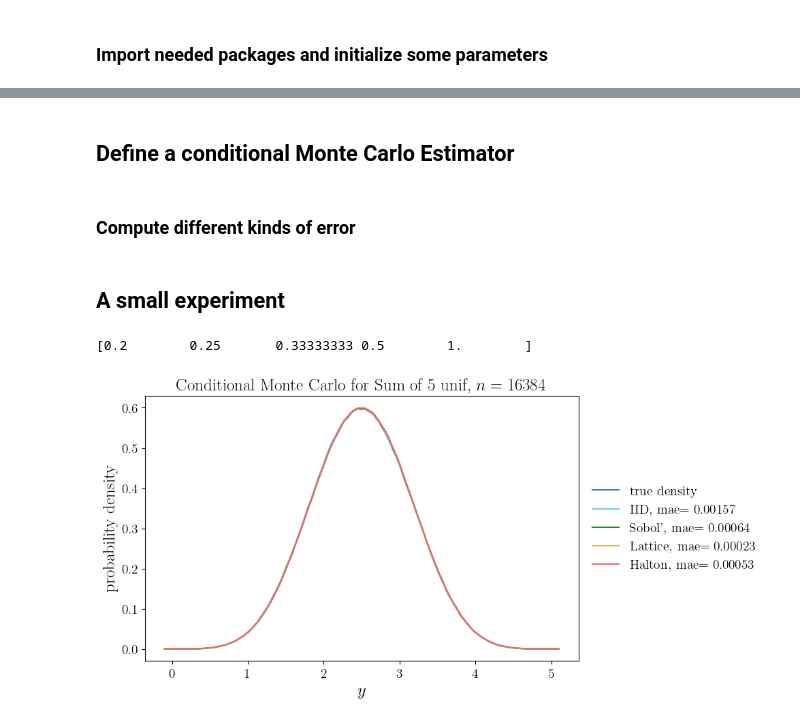
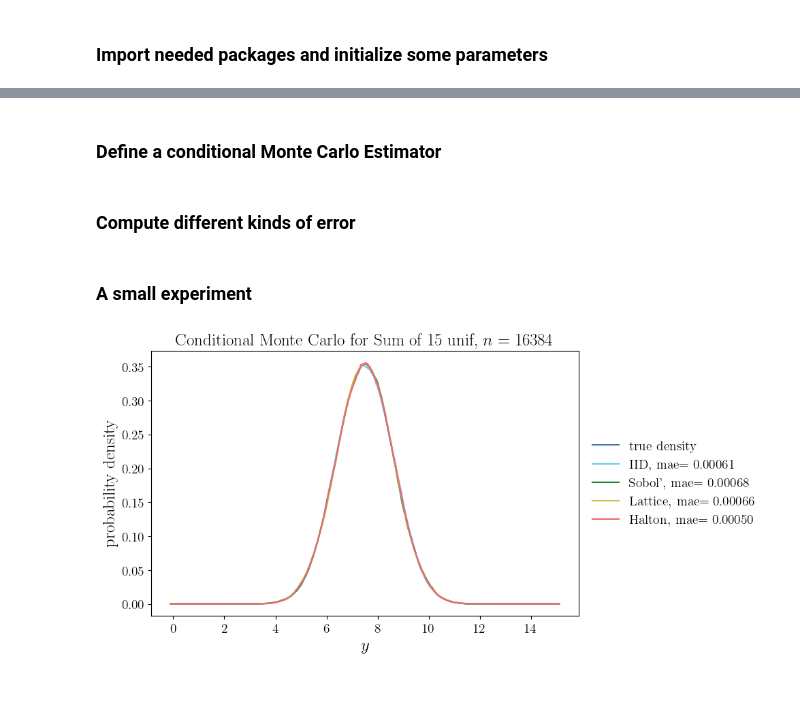
Before and after one commit to QMCSoftware/MATH565Fall2025, a Jupyter notebook: notebooks/ConditionalMonteCarlo.ipynb, the cells around one changed output, grey strips where cells are left out. Cells and saved outputs as stored; diff of their text form; code cells hidden in the pictures; blank space fills up the shorter version.

```diff
--- a/notebooks/ConditionalMonteCarlo.ipynb
+++ b/notebooks/ConditionalMonteCarlo.ipynb
@@ -88,11 +79,11 @@ def sum_d_unif_case(restrict_domain = False): #Sum of uniform random variables
     '''
     restrict_domain is used if we want to restrict the sample space
     '''
-    def f(x,d = 1,coord_wts = 1):
+    def f(x,d = 1,coord_wts = 1):  #this is used for kernel density estimation
         assert x.ndim > 1
-        return x.sum(axis = -1)
-    def gprime(x,yeval,d = 2,coord_wts = 1):
-        if np.isscalar(coord_wts):
+        return x.sum(axis = -1)  #add the coordinates
+    def gprime(x,yeval,d=2,coord_wts = 1):
+        if np.isscalar(coord_wts):  #format the coordinate weights to fit the dimension
             coord_wts = np.full(d, coord_wts)
         else:
             coord_wts = np.ravel(coord_wts)  # flatten safely
@@ -103,7 +94,7 @@ def sum_d_unif_case(restrict_domain = False): #Sum of uniform random variables
                 coord_wts = np.pad(coord_wts, (0, d - m), constant_values=coord_wts[-1])
         n_y = yeval.size
         n_x = x.shape[0]
-        yminusf = yeval.reshape(1,n_y) - f(x[:,:d-1],d-1,coord_wts[1:d]).reshape(n_x,1)
+        yminusf = (yeval.reshape(1,n_y) - f(x[:,:d-1],d-1,coord_wts[1:d]).reshape(n_x,1))/coord_wts[0]
         return ((yminusf >= 0) & (yminusf <= 1)).astype(float)
     def density(y,d = 1,coord_wts = 1):
         return UniformSumDistribution(d).pdf(y)
@@ -121,7 +112,7 @@ def sum_d_unif_case(restrict_domain = False): #Sum of uniform random variables
             "d_allowed" : [float('inf')]
     }
 # %% [markdown]
-## Define a conditional Monte Carlo Estimator
+### Define a conditional Monte Carlo Estimator
 # %%
 def cmc(gprime, xdata, yeval = np.array([0]),**dens_kwargs):
     cmc_est = np.mean(gprime(xdata,yeval,**dens_kwargs), axis = 0)
@@ -148,44 +139,44 @@ def error_rho(rhoexact,rhoapp,kind_of_err = ["rmse"]):  #Compute different error
         err_out["sup"] = np.abs(err_rho).max()
     return err_out
 # %% [markdown]
-## A small experiment
+### A small experiment
 # %%
 n = 2**14  #number of samples
-d = 5   #dimension
+d = 15   #dimension
 sampler_list = ["iid", "sobol"]
 nplot = 500 #number of points to plot the density at
 wh_err = "mae"
-#coord_wts = 1.
-coord_wts = np.array(range(1,d+1))**-1.
-coord_wts = np.array(range(d,0,-1))**-1.
-print(coord_wts)
+coord_wts = np.ones(d)
+#coord_wts = np.array(range(1,d+1))**-1.  later
+#coord_wts = np.array(range(d,0,-1))**-1.
+#print(coord_wts)
 dens_kwargs = {"d" : d, "coord_wts" : coord_wts}
 
 fig,ax = plt.subplots(1,figsize=(10,5))
 ex_density = sum_d_unif_case(False)
 plt_domain = ex_density["y_plt_domain"](**dens_kwargs)
 the_y_domain = ex_density["y_domain"](**dens_kwargs)
 yplot = np.linspace(plt_domain[0],plt_domain[1],nplot)
 rhoexact = ex_density["density"](yplot,**dens_kwargs)
 ax.plot(yplot, rhoexact, label = "true density")
-#f = ex_density["f"]
-ypts = f(x,**dens_kwargs)  #construct all data points for all repetitions
+f = ex_density["f"]
+#ypts = f(x,**dens_kwargs)  #construct all data points for all repetitions
 for key in samplers:
     x = samplers[key]["gen"](d,n)  #choose a sampler
+    ypts = f(x,**dens_kwargs)  #construct all data points for all repetitions
     rhoapp_cmc = cmc(ex_density["gprime"],x,yplot,**dens_kwargs)  #cmc estimate
     err_cmc = error_rho(rhoexact,rhoapp_cmc,kind_of_err = [wh_err])  #find error
     ax.plot(yplot,rhoapp_cmc, label = f'{samplers[key]["label"]}, {wh_err}$ = {err_cmc[wh_err]:.5f}$')
 
 ax.set_title(f'Conditional Monte Carlo for {ex_density["name"](**dens_kwargs):s}, $n = {n:.0f}$')
 ax.set_xlabel("$y$")
 ax.set_ylabel("probability density")
 ax.legend(
     loc="center left",           # anchor the legend’s left center
     bbox_to_anchor=(1.02, 0.5),  # x=1.02 means just outside right edge
     borderaxespad=0,             # optional: remove extra padding
     frameon=False                # optional: no box
 )
 fig.tight_layout()
 # %% [output]
-[0.2        0.25       0.33333333 0.5        1.        ]
-[figure, old version]
+[figure, new version]
```
Also changed, not shown: parts of 3 cells of this notebook, 6 other files.
